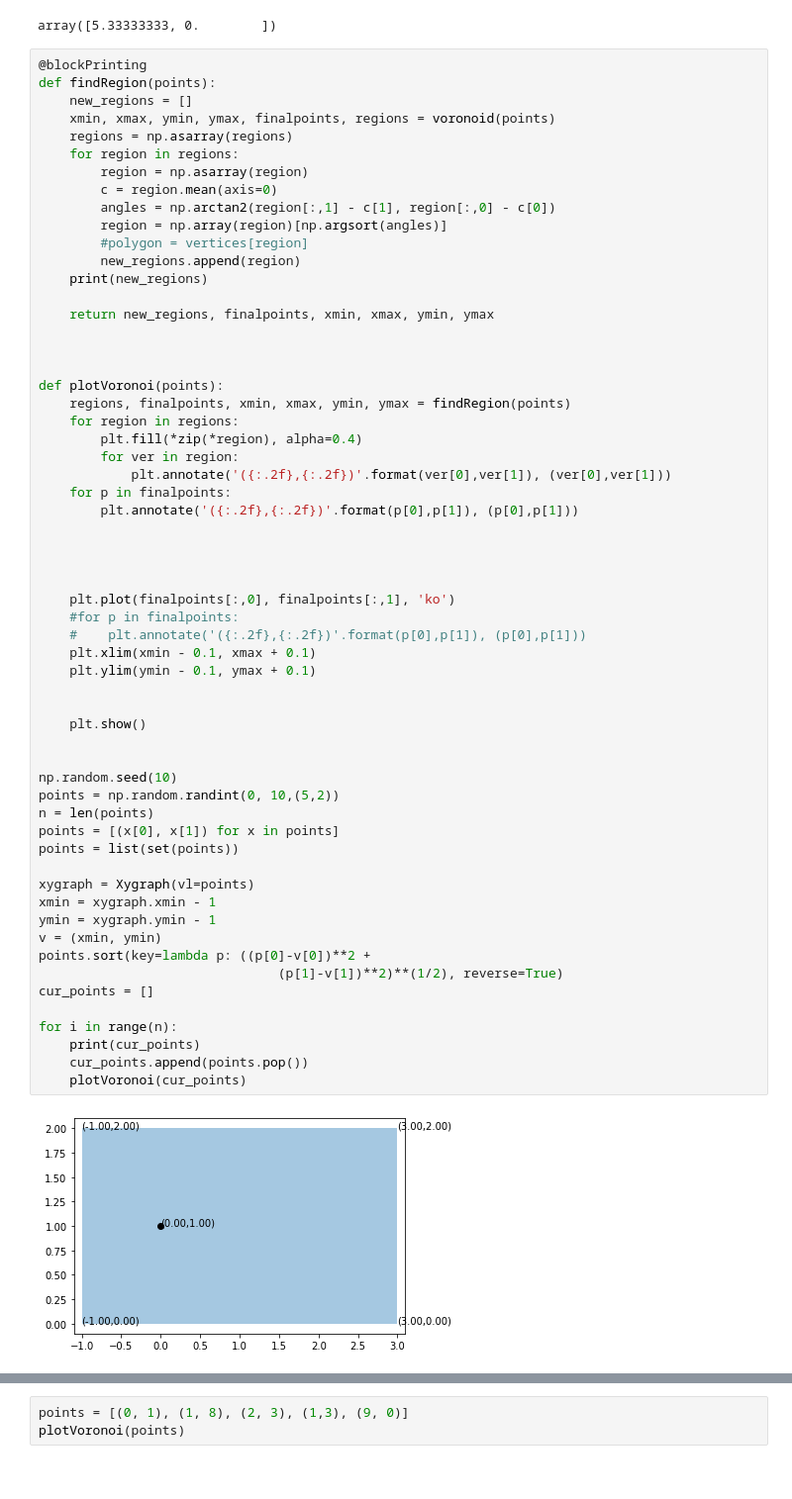
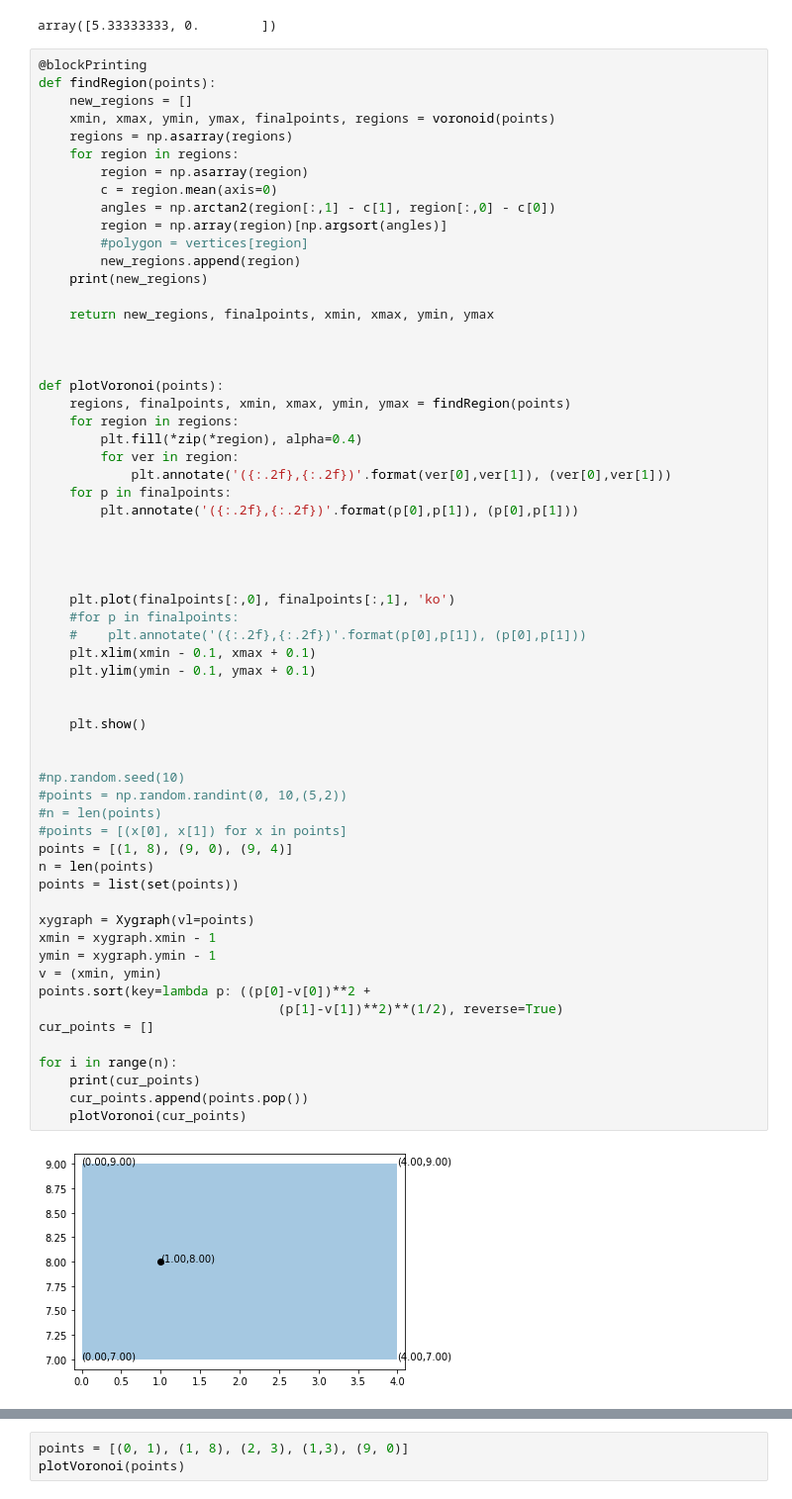
Before and after one commit to khuyentran1401/Voronoi-diagram, a Jupyter notebook: plot.ipynb, the cells around one changed output, grey strips where cells are left out. Shown: that part at 99% size. Saved outputs shown, nothing was run; the diff lists cells and outputs as text.

```diff
--- a/plot.ipynb
+++ b/plot.ipynb
@@ -74,34 +74,36 @@ def plotVoronoi(points):
 
 
 
 
     plt.plot(finalpoints[:,0], finalpoints[:,1], 'ko')
     #for p in finalpoints:
     #    plt.annotate('({:.2f},{:.2f})'.format(p[0],p[1]), (p[0],p[1]))
     plt.xlim(xmin - 0.1, xmax + 0.1)
     plt.ylim(ymin - 0.1, ymax + 0.1)
 
 
     plt.show()
 
 
-np.random.seed(10)
-points = np.random.randint(0, 10,(5,2))
+#np.random.seed(10)
+#points = np.random.randint(0, 10,(5,2))
+#n = len(points)
+#points = [(x[0], x[1]) for x in points]
+points = [(1, 8), (9, 0), (9, 4)]
 n = len(points)
-points = [(x[0], x[1]) for x in points]
 points = list(set(points))
 
 xygraph = Xygraph(vl=points)
 xmin = xygraph.xmin - 1
 ymin = xygraph.ymin - 1
 v = (xmin, ymin)
 points.sort(key=lambda p: ((p[0]-v[0])**2 +
                                (p[1]-v[1])**2)**(1/2), reverse=True)
 cur_points = []
 
 for i in range(n):
     print(cur_points)
     cur_points.append(points.pop())
     plotVoronoi(cur_points)
 # %% [output]
-[figure, old version]
+[figure, new version]
```
Also changed, not shown: parts of 2 cells of this notebook, 2 other files.
